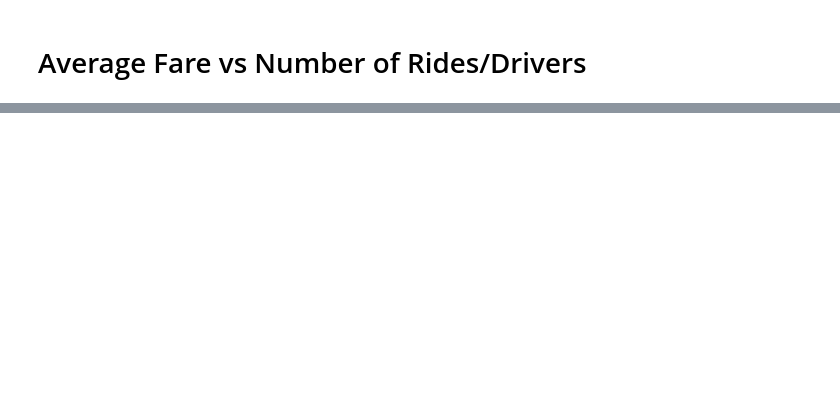
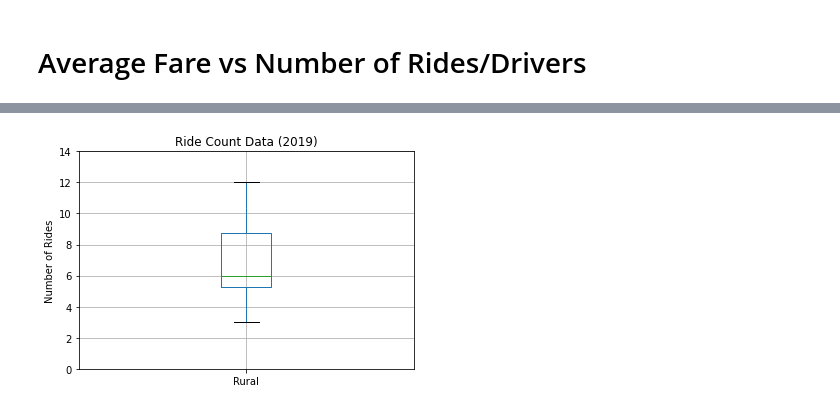
Before and after one commit to yazhcodes/PyBer_Analysis, a Jupyter notebook: Course Work/PyBer.ipynb, the cells around one changed output, grey strips where cells are left out. Cells and saved outputs as stored; diff of their text form; code cells hidden in the pictures; blank space fills up the shorter version.

```diff
--- a/Course Work/PyBer.ipynb
+++ b/Course Work/PyBer.ipynb
@@ -247,0 +418,10 @@ plt.savefig(fig1_path)
+# %%
+# Rural Rides
+rural_plot = rural_rides_by_city.plot(kind='box')
+rural_plot.set_xticklabels(['Rural'])
+rural_plot.set_yticks(np.arange(0,15,2))
+rural_plot.set_ylabel('Number of Rides')
+rural_plot.set_title('Ride Count Data (2019)')
+rural_plot.grid()
+# %% [output]
+[figure, added]
```
Also changed, not shown: parts of 44 cells of this notebook, 2 other files.
